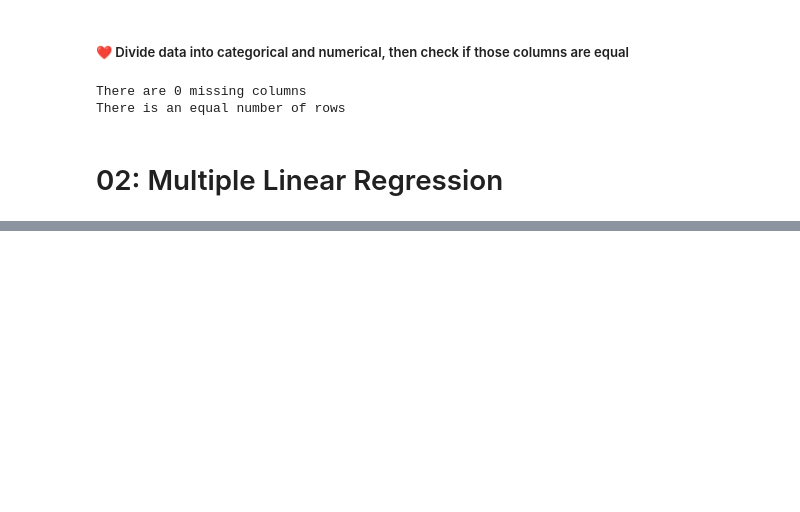
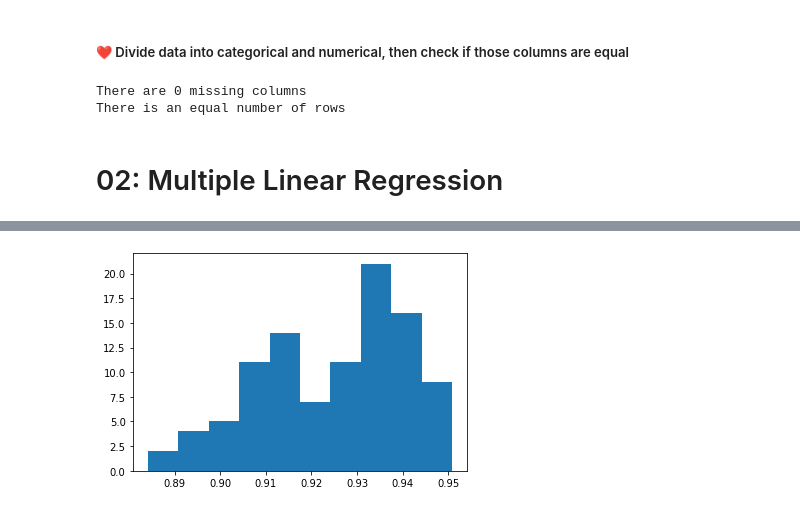
Before and after one commit to dnie44/nycdatascience_ML_project, a Jupyter notebook: karl/04_models_tony.ipynb, the cells around one changed output, grey strips where cells are left out. Cells and saved outputs as stored; diff of their text form; code cells hidden in the pictures; blank space fills up the shorter version.

Commit message:
boosting model comparison

```diff
--- a/karl/04_models_tony.ipynb
+++ b/karl/04_models_tony.ipynb
@@ -210,0 +162,6 @@ Name: SalePrice, Length: 2064, dtype: int64
+# %%
+from catboost import CatBoostRegressor
+model = CatBoostRegressor(silent=True)
+model.fit(X_train, y_train)
+print("The training r2: %.5f" % (model.score(X_train, y_train)))
+print("The test     r2: %.5f" % (model.score(X_test, y_test)))
@@ -210,0 +171,6 @@ Name: SalePrice, Length: 2064, dtype: int64
+# %%
+scores = []
+for i in range(100):
+    X_train, X_test, y_train, y_test = train_test_split(x, y, test_size = 0.3)
+    %time model.fit(X_train, y_train)
+    scores.append(model.score(X_test, y_test))
@@ -210,0 +195,5 @@ Name: SalePrice, Length: 2064, dtype: int64
+# %%
+plt.hist(scores, bins=10)
+plt.show()
+# %% [output]
+[figure, added]
```
Also changed, not shown: parts of 15 cells of this notebook, 1 other file.
